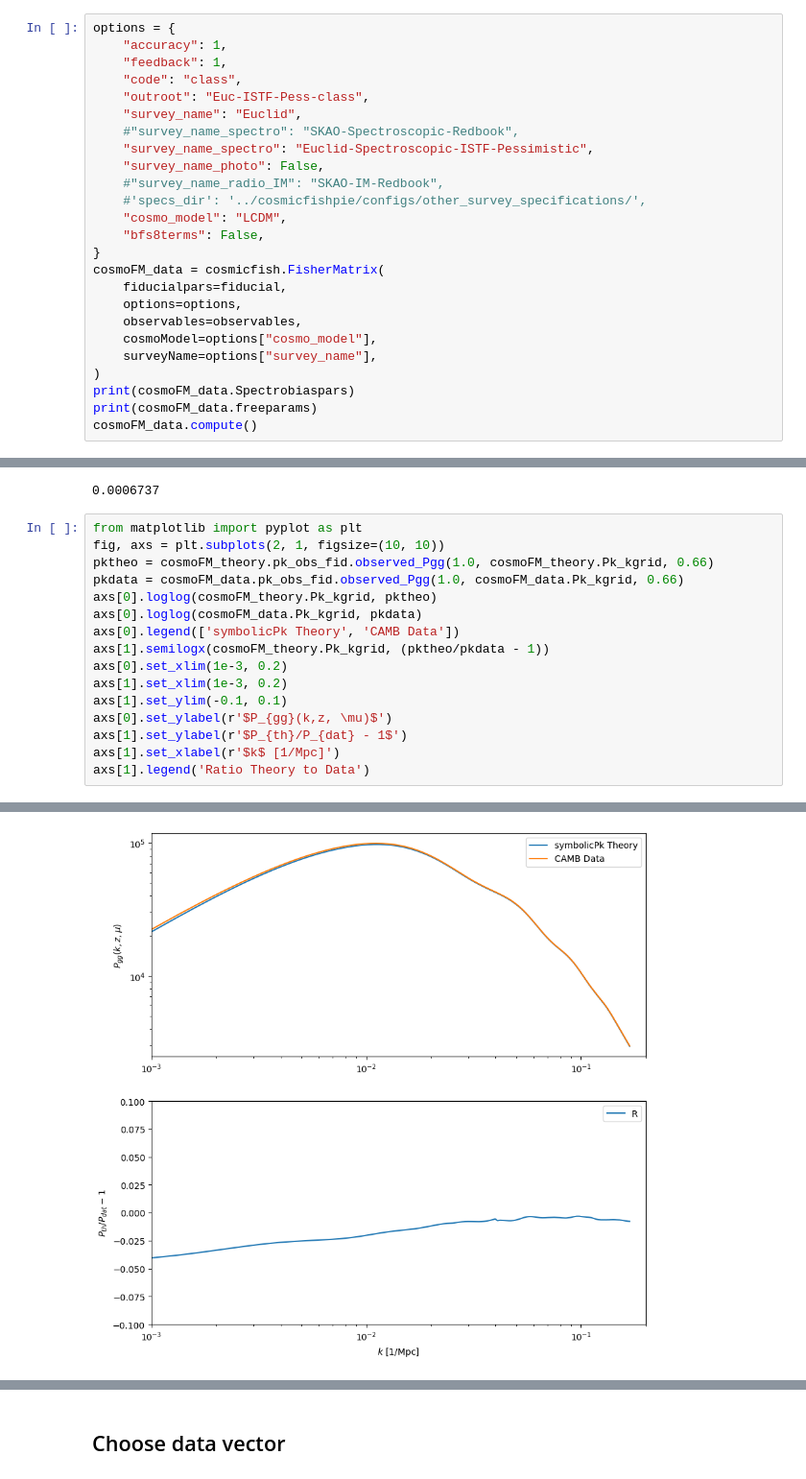
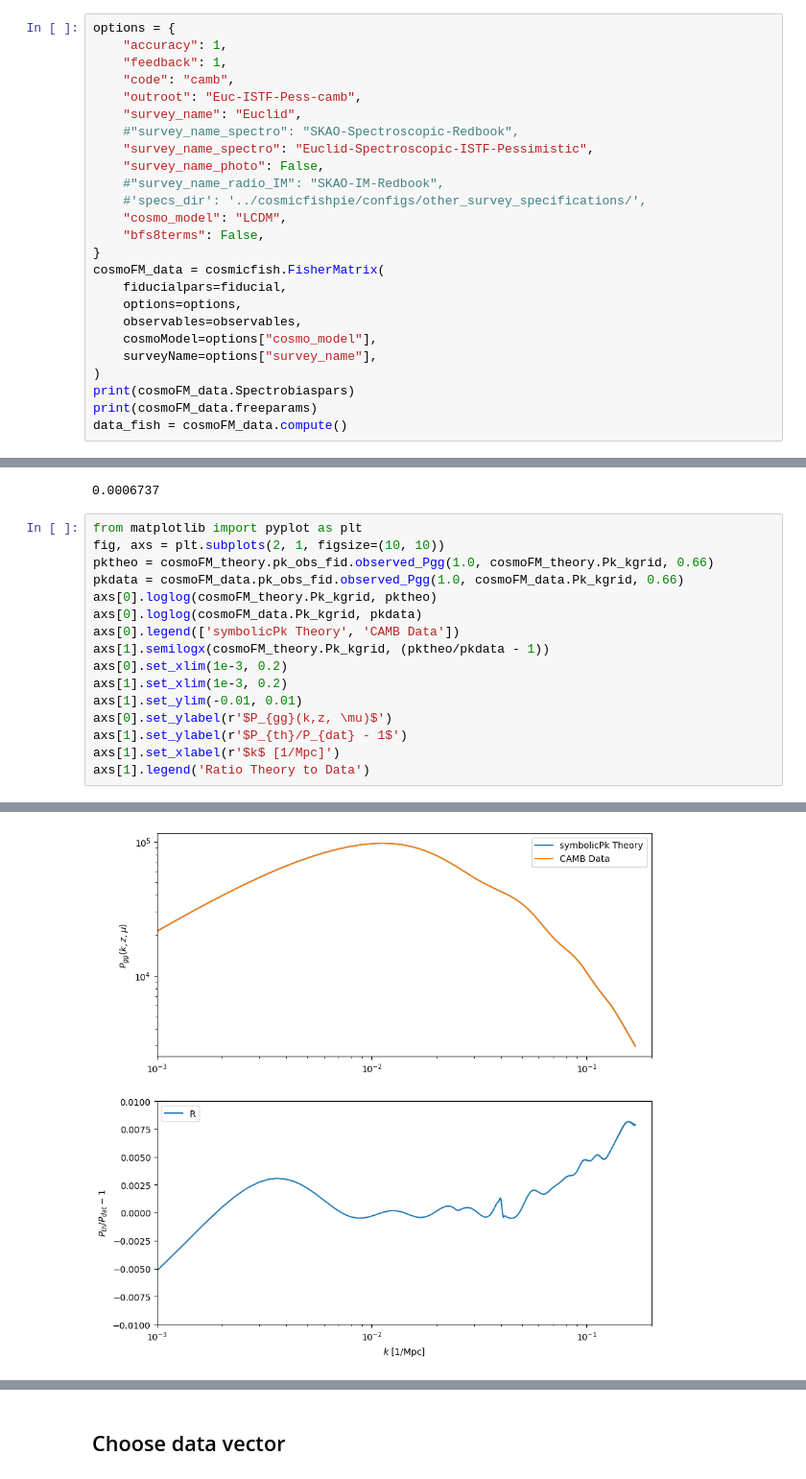
Before and after one commit to santiagocasas/cosmicfishpie, a Jupyter notebook: notebooks/likelihod_spectroscopic.ipynb, the cells around one changed output, grey strips where cells are left out. Shown at 96% size. Cells and saved outputs as stored; diff of their text form.

```diff
--- a/notebooks/likelihod_spectroscopic.ipynb
+++ b/notebooks/likelihod_spectroscopic.ipynb
@@ -113,8 +171,8 @@ print(cosmoFM_theory.Pk_kgrid.shape)
 options = {
     "accuracy": 1,
     "feedback": 1,
-    "code": "class",
-    "outroot": "Euc-ISTF-Pess-class",
+    "code": "camb",
+    "outroot": "Euc-ISTF-Pess-camb",
     "survey_name": "Euclid",
     #"survey_name_spectro": "SKAO-Spectroscopic-Redbook",
     "survey_name_spectro": "Euclid-Spectroscopic-ISTF-Pessimistic",
@@ -133,7 +191,7 @@ cosmoFM_data = cosmicfish.FisherMatrix(
 )
 print(cosmoFM_data.Spectrobiaspars)
 print(cosmoFM_data.freeparams)
-cosmoFM_data.compute()
+data_fish = cosmoFM_data.compute()
 # %% [output]
 ****************************************************************
    _____               _     _____     __
@@ -193,19 +245,19 @@ min(cosmoFM_theory.Pk_kgrid)
 # %%
 from matplotlib import pyplot as plt
 fig, axs = plt.subplots(2, 1, figsize=(10, 10))
 pktheo = cosmoFM_theory.pk_obs_fid.observed_Pgg(1.0, cosmoFM_theory.Pk_kgrid, 0.66)
 pkdata = cosmoFM_data.pk_obs_fid.observed_Pgg(1.0, cosmoFM_data.Pk_kgrid, 0.66)
 axs[0].loglog(cosmoFM_theory.Pk_kgrid, pktheo)
 axs[0].loglog(cosmoFM_data.Pk_kgrid, pkdata)
 axs[0].legend(['symbolicPk Theory', 'CAMB Data'])
 axs[1].semilogx(cosmoFM_theory.Pk_kgrid, (pktheo/pkdata - 1))
 axs[0].set_xlim(1e-3, 0.2)
 axs[1].set_xlim(1e-3, 0.2)
-axs[1].set_ylim(-0.1, 0.1)
+axs[1].set_ylim(-0.01, 0.01)
 axs[0].set_ylabel(r'$P_{gg}(k,z, \mu)$')
 axs[1].set_ylabel(r'$P_{th}/P_{dat} - 1$')
 axs[1].set_xlabel(r'$k$ [1/Mpc]')
 axs[1].legend('Ratio Theory to Data')
 # %% [output]
 <matplotlib.legend.Legend at 0x...>
-[figure, old version]
+[figure, new version]
```
Also changed, not shown: parts of 22 cells of this notebook, 3 other files.
